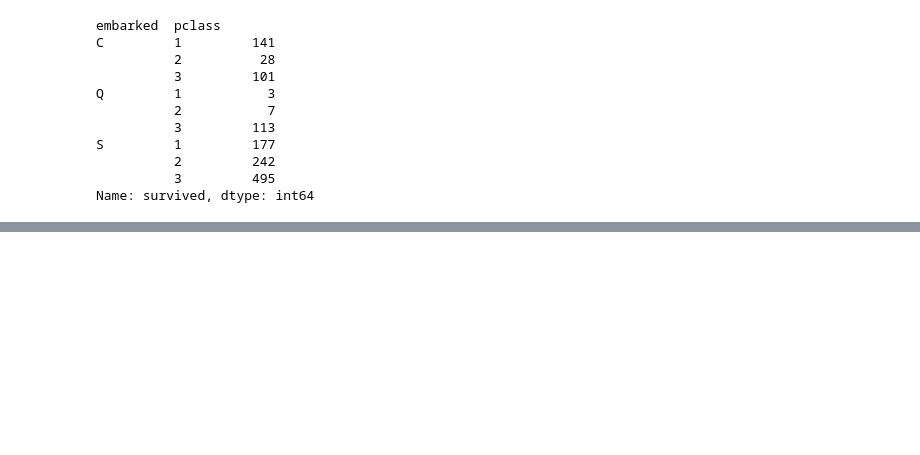
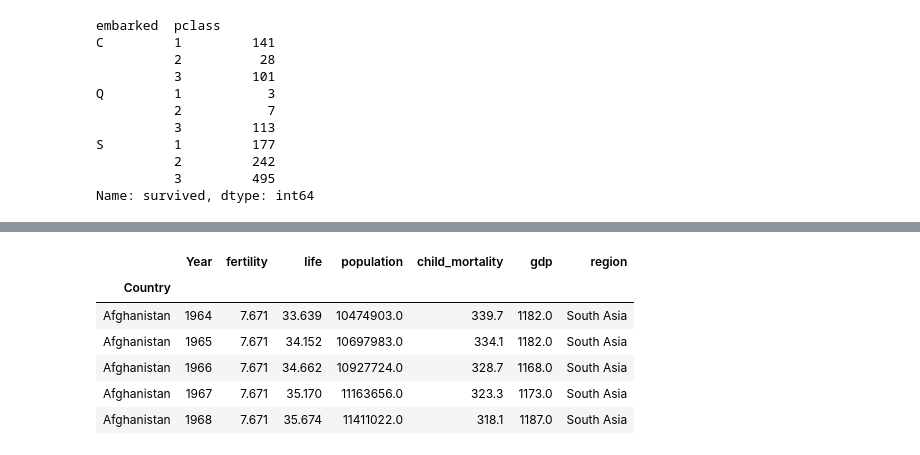
Before and after one commit to afminmax/DC-Data-Scientist-Lessons, a Jupyter notebook: 9-Dataframes with Pandas/df-pandas-1.ipynb, the cells around one changed output, grey strips where cells are left out. Drawn from its saved outputs; the diff is of its cells as text; code cells hidden in the pictures; blank space fills up the shorter version.

```diff
--- a/9-Dataframes with Pandas/df-pandas-1.ipynb
+++ b/9-Dataframes with Pandas/df-pandas-1.ipynb
@@ -637,0 +733,14 @@ Name: survived, dtype: int64
+# %%
+## more aggregation using a dictionary
+# Read the CSV file into a DataFrame and sort the index: gapminder
+gp = pd.read_csv('gapminder_tidy.csv', index_col='Country')
+# %%
+gp.head()
+# %% [output]
+|  | Year | fertility | life | population | child_mortality | gdp | region |
+| Country |  |  |  |  |  |  |  |
+| Afghanistan | 1964 | 7.671 | 33.639 | 10474903.0 | 339.7 | 1182.0 | South Asia |
+| Afghanistan | 1965 | 7.671 | 34.152 | 10697983.0 | 334.1 | 1182.0 | South Asia |
+| Afghanistan | 1966 | 7.671 | 34.662 | 10927724.0 | 328.7 | 1168.0 | South Asia |
+| Afghanistan | 1967 | 7.671 | 35.170 | 11163656.0 | 323.3 | 1173.0 | South Asia |
+| Afghanistan | 1968 | 7.671 | 35.674 | 11411022.0 | 318.1 | 1187.0 | South Asia |
```
Also changed, not shown: parts of 27 cells of this notebook.
